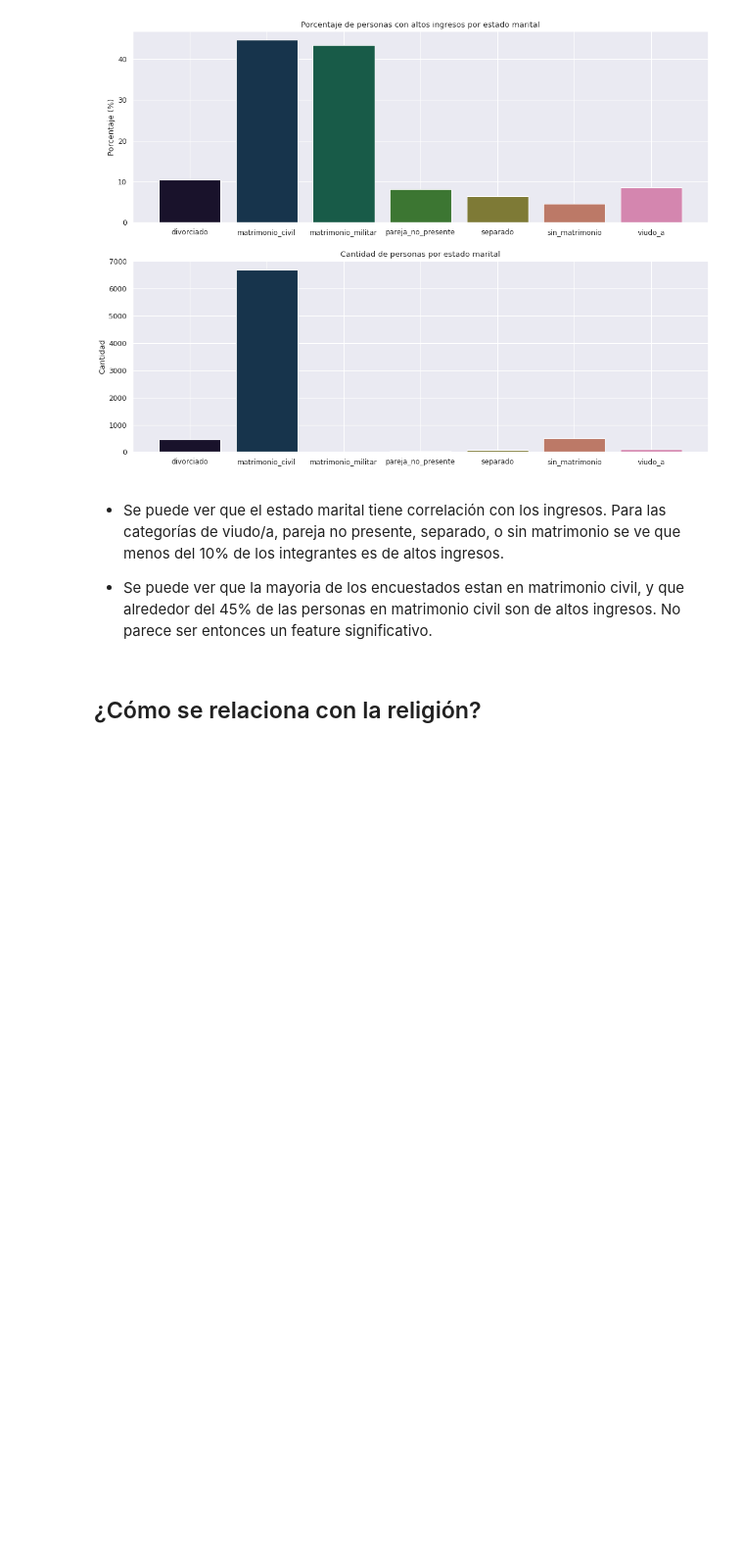
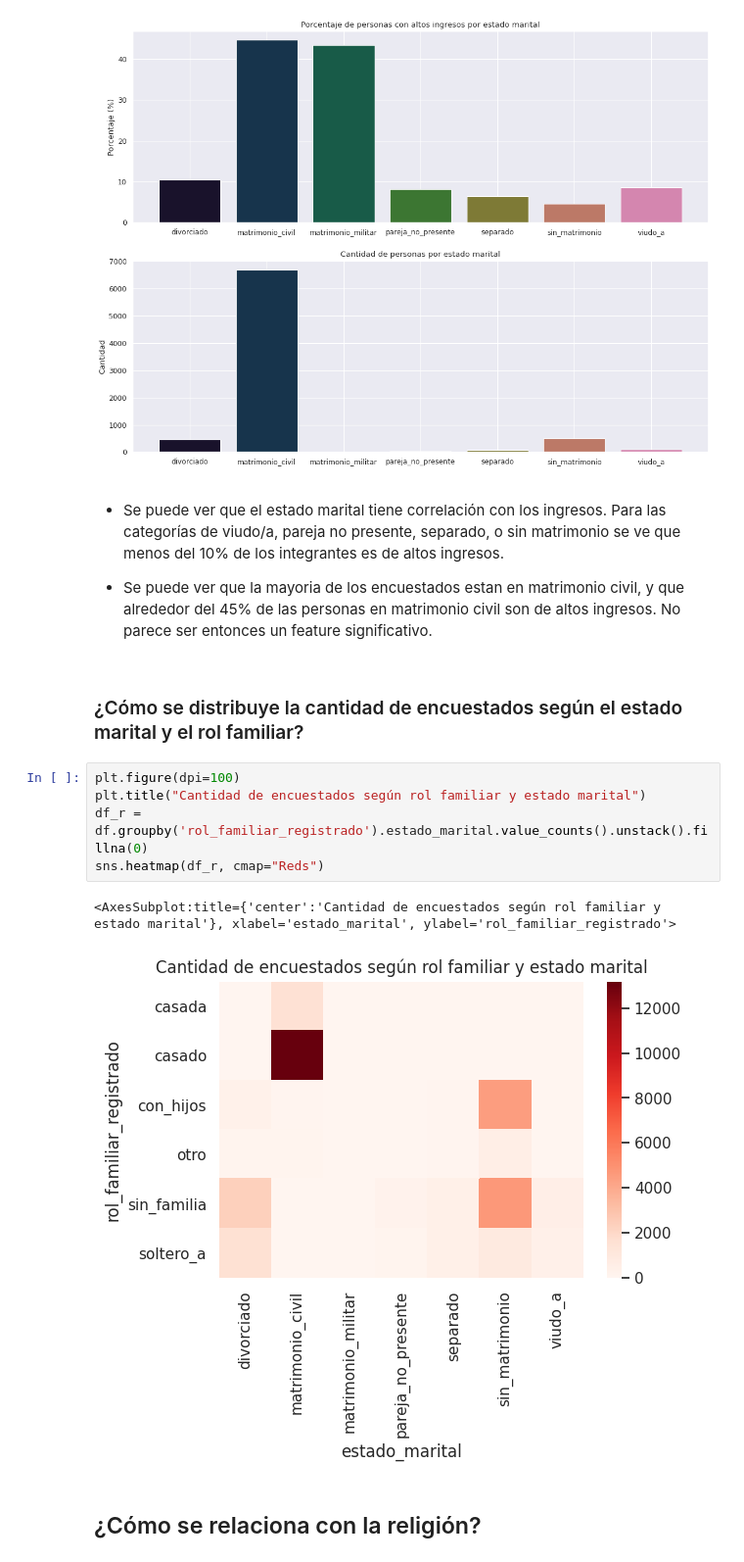
Before and after one commit to TomasArrachea/TP-Organizacion-de-Datos, a Jupyter notebook: informe.ipynb, the cells around one changed output. Shown at 98% size. Cells and saved outputs as stored; diff of their text form; blank space fills up the shorter version.

```diff
--- a/informe.ipynb
+++ b/informe.ipynb
@@ -451,6 +461,16 @@ plt.show()
 - Se puede ver que el estado marital tiene correlación con los ingresos. Para las categorías de viudo/a, pareja no presente, separado, o sin matrimonio se ve que menos del 10% de los integrantes es de altos ingresos.
 
 - Se puede ver que la mayoria de los encuestados estan en matrimonio civil, y que alrededor del 45% de las personas en matrimonio civil son de altos ingresos. No parece ser entonces un feature significativo.
+# %% [markdown]
+### ¿Cómo se distribuye la cantidad de encuestados según el estado marital y el rol familiar?
+# %%
+plt.figure(dpi=100)
+plt.title("Cantidad de encuestados según rol familiar y estado marital")
+df_r = df.groupby('rol_familiar_registrado').estado_marital.value_counts().unstack().fillna(0)
+sns.heatmap(df_r, cmap="Reds")
+# %% [output]
+<AxesSubplot:title={'center':'Cantidad de encuestados según rol familiar y estado marital'}, xlabel='estado_marital', ylabel='rol_familiar_registrado'>
+[figure, added]
 # %% [markdown]
 ## ¿Cómo se relaciona con la religión?
 # %%
```
Also changed, not shown: parts of 4 cells of this notebook.
